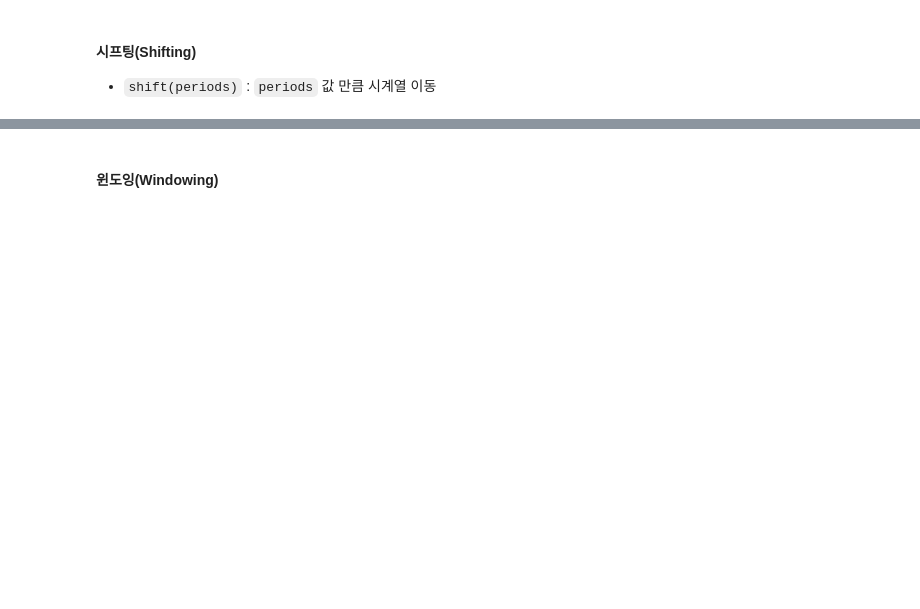
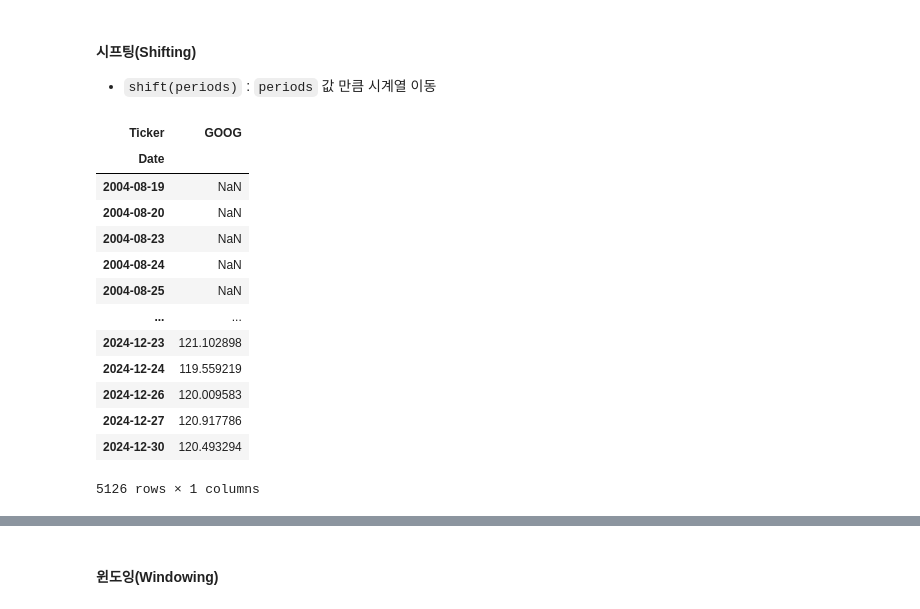
Before and after one commit to yun0-0514/sh320-data-engineering, a Jupyter notebook: ex11_timeseries_specific_operations.ipynb, the cells around one changed output, grey strips where cells are left out. Saved outputs shown, nothing was run; the diff lists cells and outputs as text; code cells hidden in the pictures; blank space fills up the shorter version.

````diff
--- a/ex11_timeseries_specific_operations.ipynb
+++ b/ex11_timeseries_specific_operations.ipynb
@@ -113,8 +147,23 @@ print(goog_upsampled)
 + ```shift(periods)``` : ```periods``` 값 만큼 시계열 이동
 # %%
 # [+] 900일 뒤로 시프팅 적용
-goog_shifted = ...
+goog_shifted = goog.shift(900)
 goog_shifted
+# %% [output]
+| Ticker | GOOG |
+| Date |  |
+| 2004-08-19 | NaN |
+| 2004-08-20 | NaN |
+| 2004-08-23 | NaN |
+| 2004-08-24 | NaN |
+| 2004-08-25 | NaN |
+| ... | ... |
+| 2024-12-23 | 121.102898 |
+| 2024-12-24 | 119.559219 |
+| 2024-12-26 | 120.009583 |
+| 2024-12-27 | 120.917786 |
+| 2024-12-30 | 120.493294 |
+5126 rows × 1 columns
 # %%
 fig, ax = plt.subplots(2, 1, sharey=True, figsize=(12, 6))
 
````
Also changed, not shown: parts of 9 cells of this notebook.
